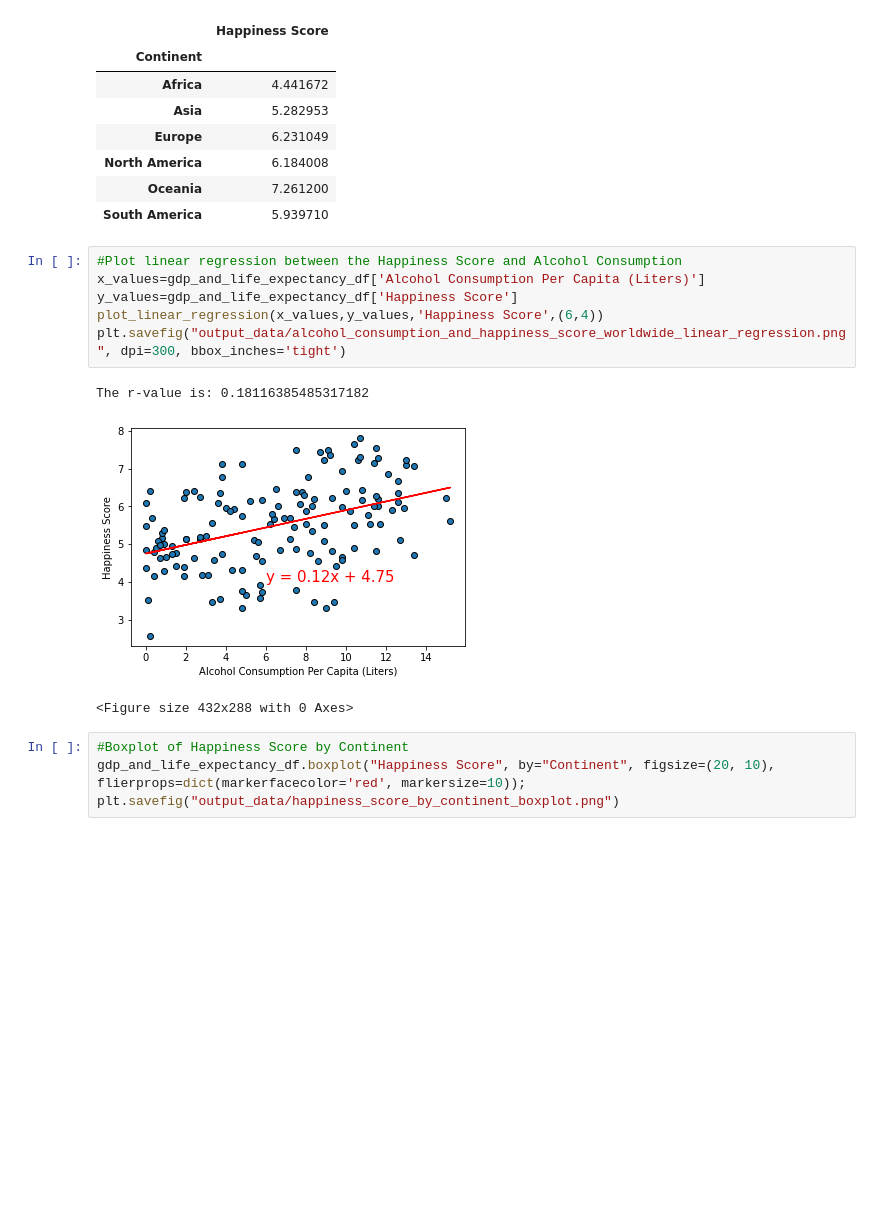
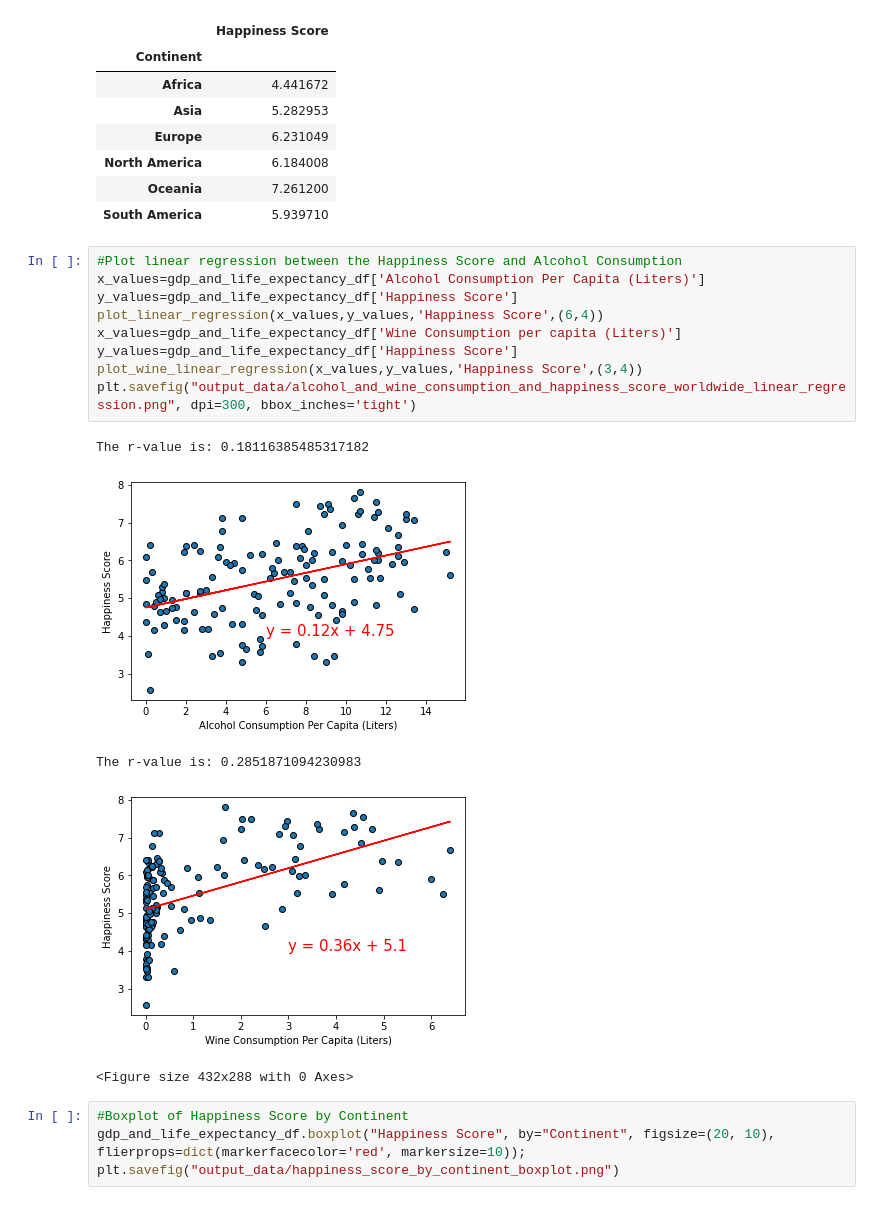
Before and after one commit to reccleston/data-analysis-project-1, a Jupyter notebook: nadia/project_work_with_Ryan.ipynb, the cells around one changed output. Cells and saved outputs as stored; diff of their text form; blank space fills up the shorter version.

Commit message:
wine regressions worldwide added

```diff
--- a/nadia/project_work_with_Ryan.ipynb
+++ b/nadia/project_work_with_Ryan.ipynb
@@ -358,13 +371,18 @@ happiness_score_mean
 # %%
 #Plot linear regression between the Happiness Score and Alcohol Consumption
 x_values=gdp_and_life_expectancy_df['Alcohol Consumption Per Capita (Liters)']
 y_values=gdp_and_life_expectancy_df['Happiness Score']
 plot_linear_regression(x_values,y_values,'Happiness Score',(6,4))
-plt.savefig("output_data/alcohol_consumption_and_happiness_score_worldwide_linear_regression.png", dpi=300, bbox_inches='tight')
+x_values=gdp_and_life_expectancy_df['Wine Consumption per capita (Liters)']
+y_values=gdp_and_life_expectancy_df['Happiness Score']
+plot_wine_linear_regression(x_values,y_values,'Happiness Score',(3,4))
+plt.savefig("output_data/alcohol_and_wine_consumption_and_happiness_score_worldwide_linear_regression.png", dpi=300, bbox_inches='tight')
 # %% [output]
 The r-value is: 0.18116385485317182
 [figure]
-<Figure size 432x288 with 0 Axes>
+The r-value is: 0.2851871094230983
+[figure, added]
+<Figure size 432x288 with 0 Axes>
 # %%
 #Boxplot of Happiness Score by Continent
 gdp_and_life_expectancy_df.boxplot("Happiness Score", by="Continent", figsize=(20, 10), flierprops=dict(markerfacecolor='red', markersize=10));
```
Also changed, not shown: parts of 7 cells of this notebook, 4 other files.
